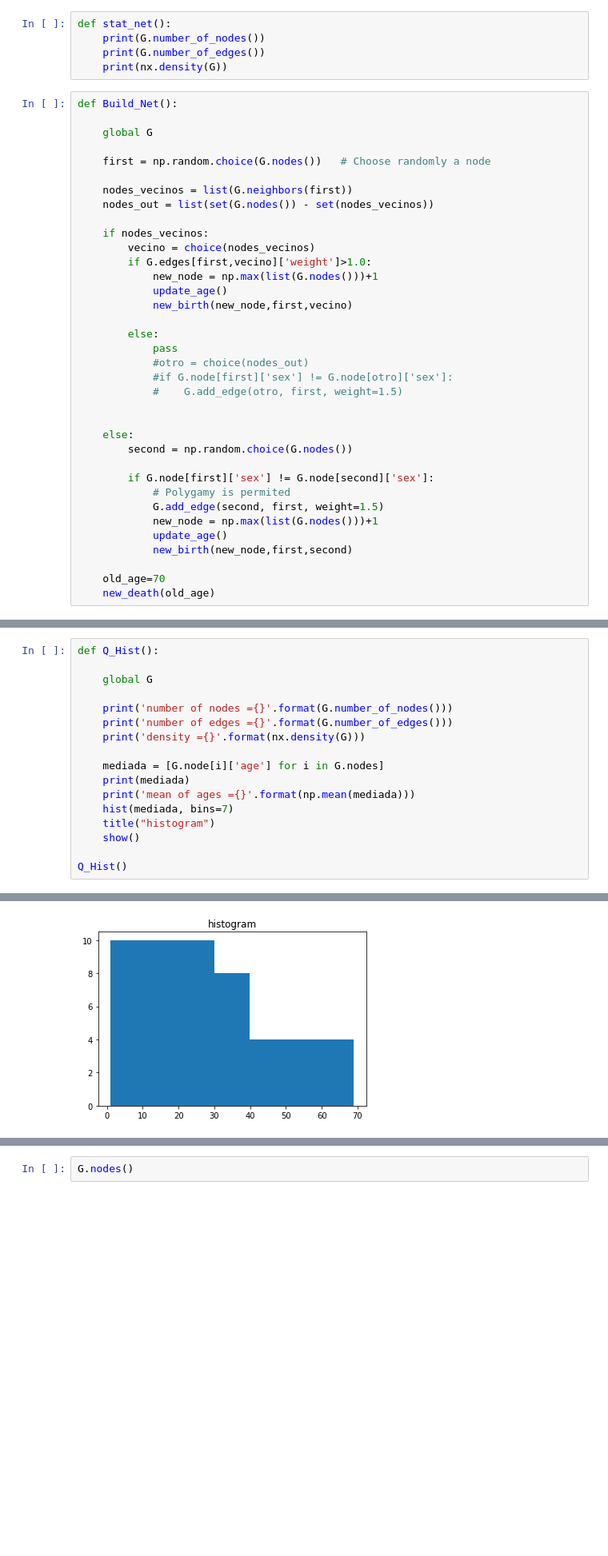
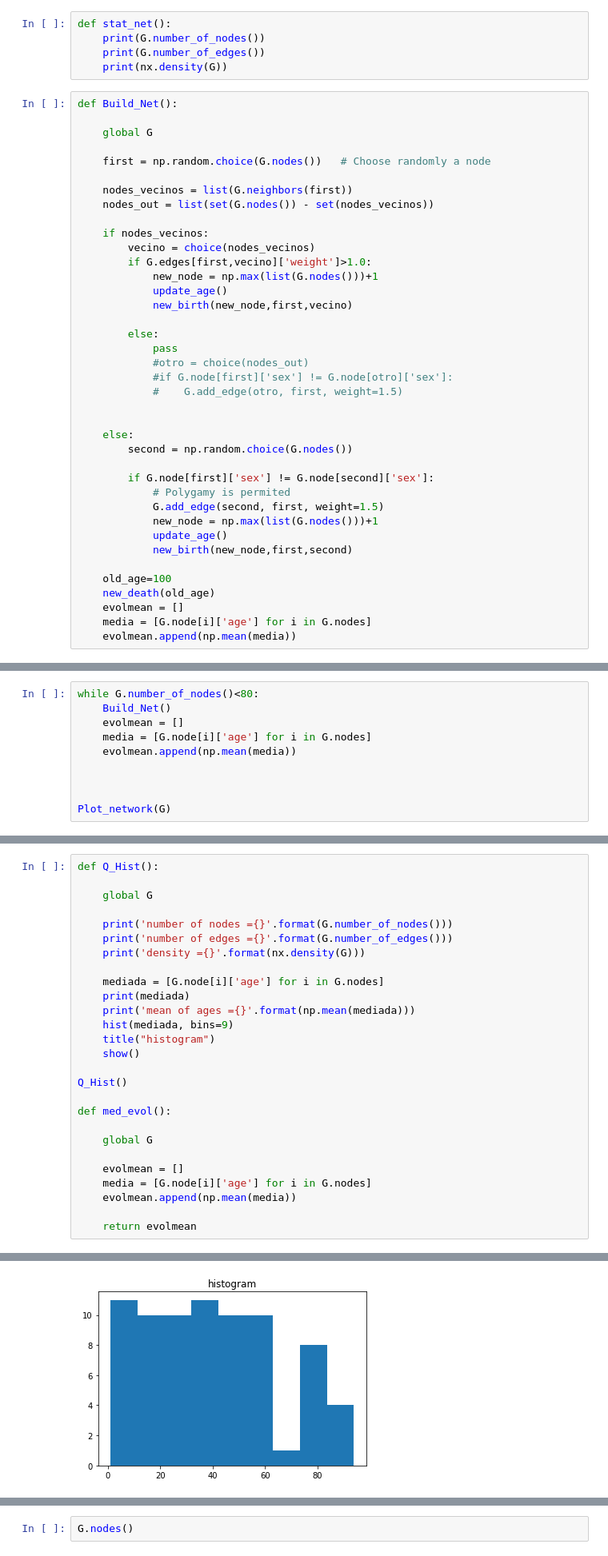
Before and after one commit to galeanojav/Sapiens, a Jupyter notebook: Sapiens_Network_with_death.ipynb, the cells around one changed output, grey strips where cells are left out. Shown at 80% size. Saved outputs shown, nothing was run; the diff lists cells and outputs as text; blank space fills up the shorter version.

```diff
--- a/Sapiens_Network_with_death.ipynb
+++ b/Sapiens_Network_with_death.ipynb
@@ -165,8 +167,11 @@ def Build_Net():
             update_age()
             new_birth(new_node,first,second)
 
-    old_age=70
+    old_age=100
     new_death(old_age)
+    evolmean = []
+    media = [G.node[i]['age'] for i in G.nodes]
+    evolmean.append(np.mean(media))
 # %%
 Initial_Set()
 Union_set()
@@ -184,0 +182,10 @@ Plot_network(G)
+# %%
+while G.number_of_nodes()<80:
+    Build_Net()
+    evolmean = []
+    media = [G.node[i]['age'] for i in G.nodes]
+    evolmean.append(np.mean(media))
+
+
+
+Plot_network(G)
@@ -194,9 +208,19 @@ def Q_Hist():
     mediada = [G.node[i]['age'] for i in G.nodes]
     print(mediada)
     print('mean of ages ={}'.format(np.mean(mediada)))
-    hist(mediada, bins=7)
+    hist(mediada, bins=9)
     title("histogram")
     show()
 
 Q_Hist()
+
+def med_evol():
+
+    global G
+
+    evolmean = []
+    media = [G.node[i]['age'] for i in G.nodes]
+    evolmean.append(np.mean(media))
+
+    return evolmean
 # %% [output]
@@ -208,2 +232,2 @@ density =0.19428571428571428
-[figure, old version]
+[figure, new version]
 # %% [markdown]
```
Also changed, not shown: parts of 9 cells of this notebook.
